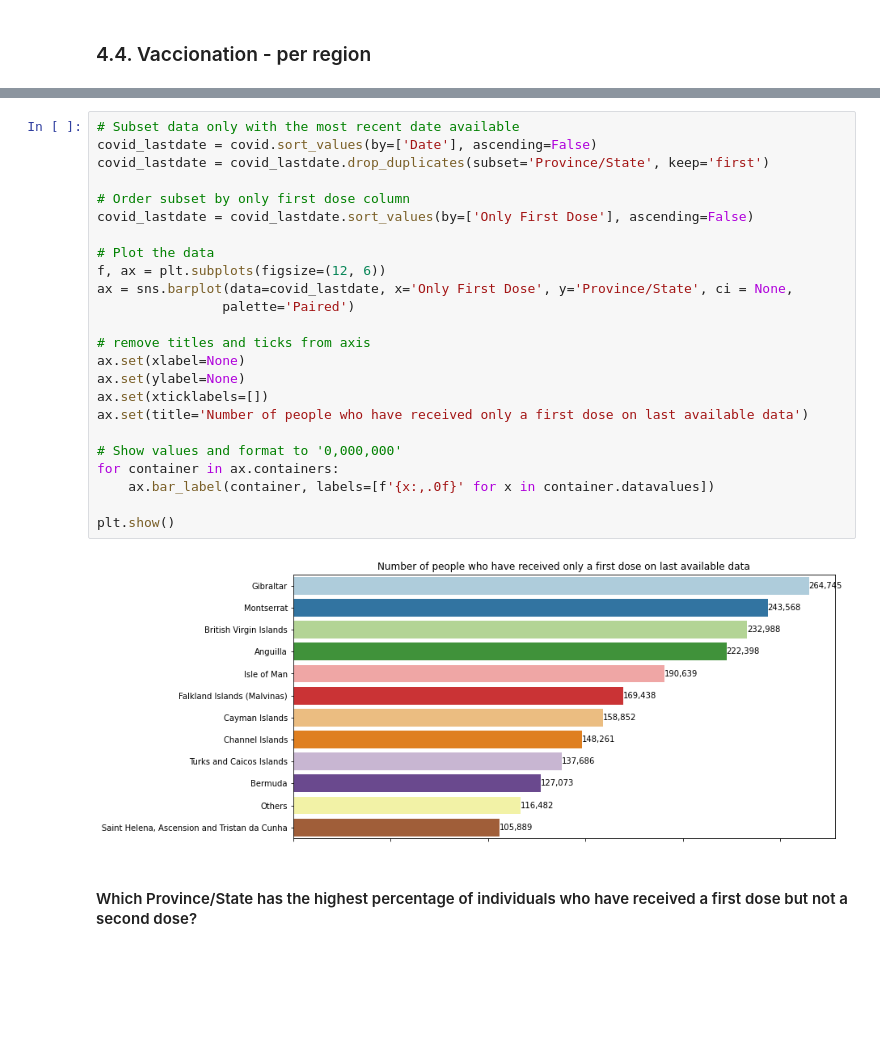
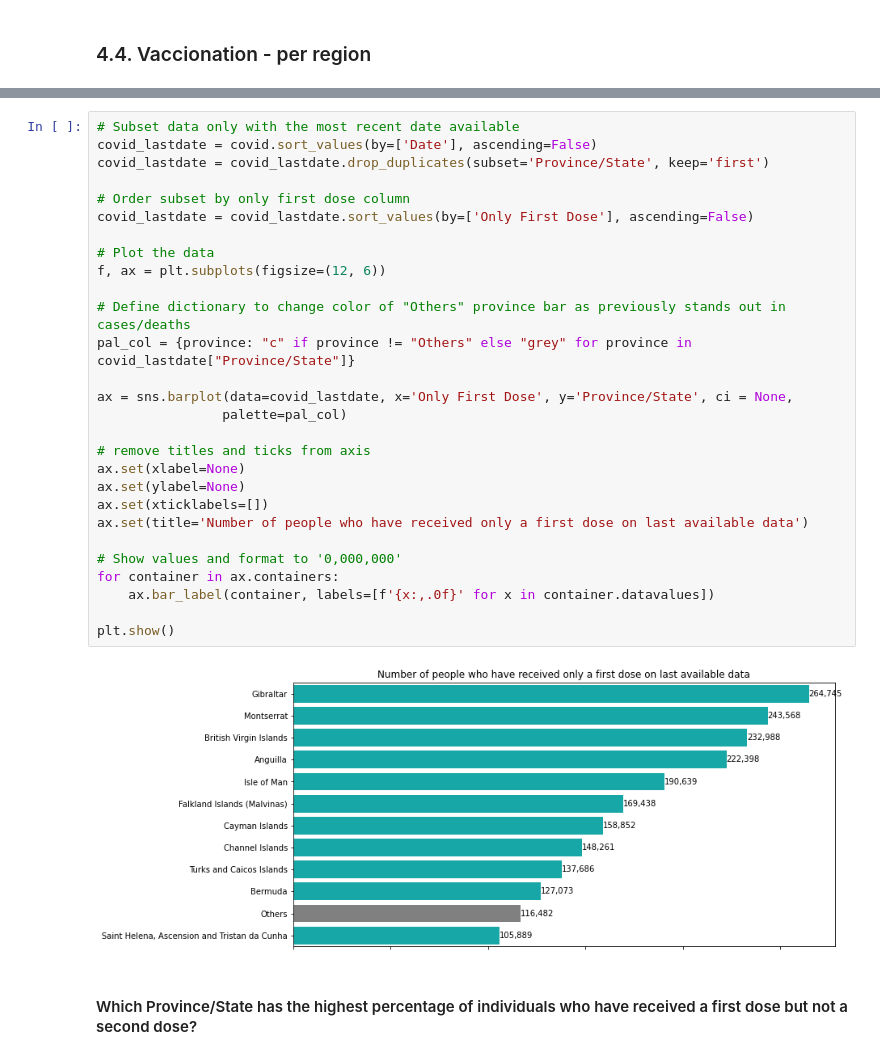
Before and after one commit to joaoppdecarvalho/LSE_DA_C2_COVID_analysis, a Jupyter notebook: LSE_DA201_assignment_Joao_Carvalho.ipynb, the cells around one changed output, grey strips where cells are left out. Saved outputs shown, nothing was run; the diff lists cells and outputs as text; blank space fills up the shorter version.

```diff
--- a/LSE_DA201_assignment_Joao_Carvalho.ipynb
+++ b/LSE_DA201_assignment_Joao_Carvalho.ipynb
@@ -539,29 +540,33 @@ plt.show()
 # %%
 # Subset data only with the most recent date available
 covid_lastdate = covid.sort_values(by=['Date'], ascending=False)
 covid_lastdate = covid_lastdate.drop_duplicates(subset='Province/State', keep='first')
 
 # Order subset by only first dose column
 covid_lastdate = covid_lastdate.sort_values(by=['Only First Dose'], ascending=False)
 
 # Plot the data
 f, ax = plt.subplots(figsize=(12, 6))
+
+# Define dictionary to change color of "Others" province bar as previously stands out in cases/deaths
+pal_col = {province: "c" if province != "Others" else "grey" for province in covid_lastdate["Province/State"]}
+
 ax = sns.barplot(data=covid_lastdate, x='Only First Dose', y='Province/State', ci = None,
-                palette='Paired')
+                palette=pal_col)
 
 # remove titles and ticks from axis
 ax.set(xlabel=None)
 ax.set(ylabel=None)
 ax.set(xticklabels=[])
 ax.set(title='Number of people who have received only a first dose on last available data')
 
 # Show values and format to '0,000,000'
 for container in ax.containers:
     ax.bar_label(container, labels=[f'{x:,.0f}' for x in container.datavalues])
 
 plt.show()
 # %% [output]
-[figure, old version]
+[figure, new version]
 # %% [markdown]
 #### Which Province/State has the highest percentage of individuals who have received a first dose but not a second dose?
 # %%
```
Also changed, not shown: parts of 6 cells of this notebook.
